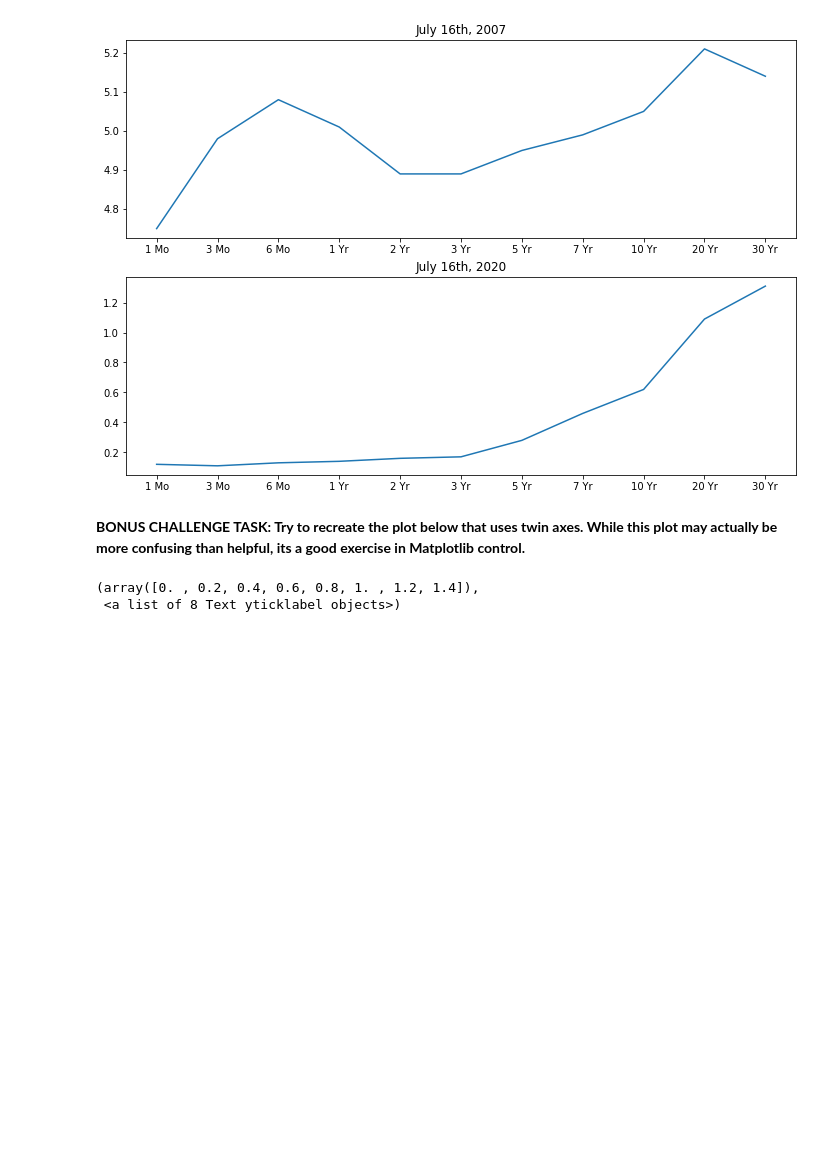
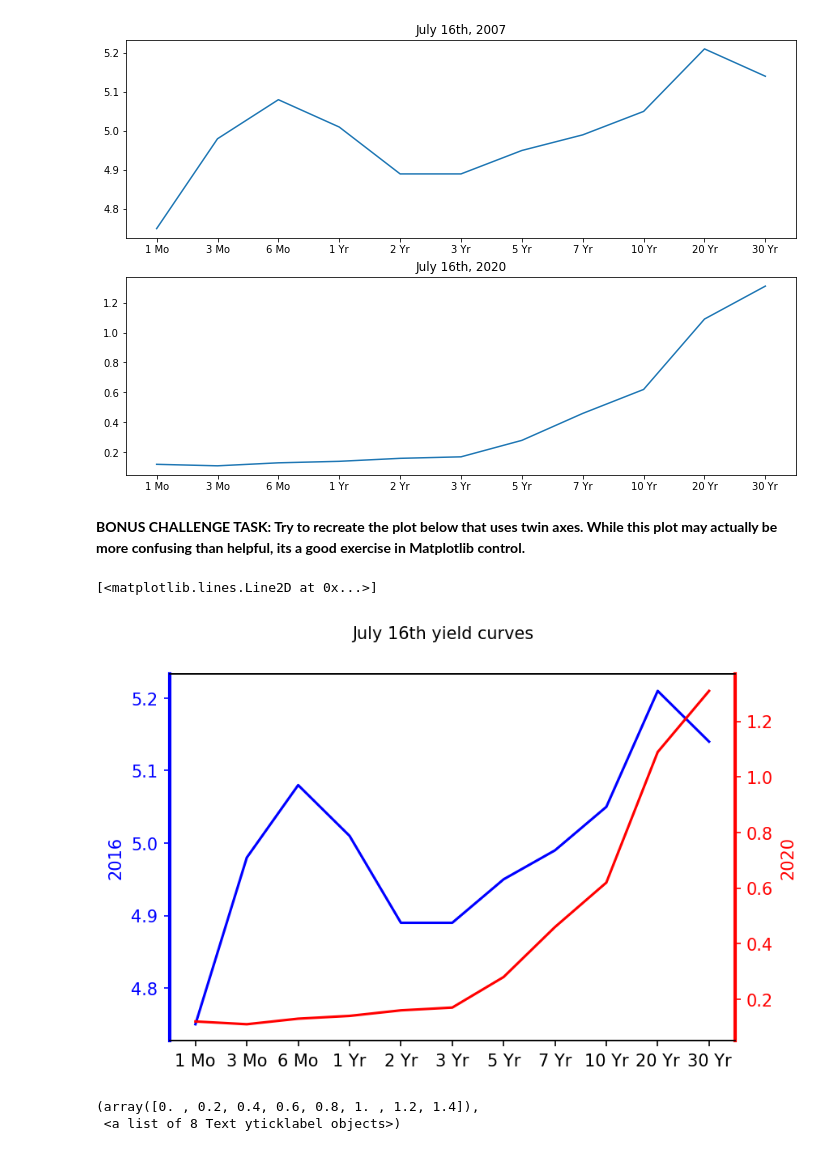
Before and after one commit to ddrightnow/Machine-Learning-Projects, a Jupyter notebook: Python Data Science and Machine Learning/Setup and Environments/04-Matplotlib/04-Matplotlib Exercises .ipynb, the cells around one changed output. Drawn from its saved outputs; the diff is of its cells as text; code cells hidden in the pictures; blank space fills up the shorter version.

```diff
--- a/Python Data Science and Machine Learning/Setup and Environments/04-Matplotlib/04-Matplotlib Exercises .ipynb
+++ b/Python Data Science and Machine Learning/Setup and Environments/04-Matplotlib/04-Matplotlib Exercises .ipynb
@@ -187,3 +229,31 @@ cx.legend(loc=(1.1,0.5))
+# %%
+# CODE HERE
+#fig = plt.figure(dpi=200)
+fig,cx = plt.subplots(dpi=150)
+fig.suptitle('July 16th yield curves', fontsize = 10)
+
+#cx = fig.add_axes([0,0,1,1])
+
+cx.plot(labels,july16_2007,label='july16_2007',color='blue')
+cx.set_ylabel('2016',color='blue')
+#cx.spines['left'].set_color('blue')
+cx.tick_params(axis='y', colors='blue')
+
+cx2 = cx.twinx() #instantiate a second axes
+cx2.set_ylabel('2020',color='red')
+cx2.spines['left'].set_color('blue')
+cx2.spines['right'].set_color('red')
+
+cx2.spines['left'].set_linewidth(2)
+cx2.spines['right'].set_linewidth(2)
+
+cx2.tick_params(axis='x', colors='black')    #setting up X-axis tick color to red
+cx2.tick_params(axis='y', colors='red')
+
+cx2.plot(labels,july16_2020,label='july16_2020',color='red')
+# %% [output]
+[<matplotlib.lines.Line2D at 0x...>]
+[figure, added]
 # %%
 # DONT RUN THE CELL BELOW! IT ERASES THE PLOT!
 # %%
```
Also changed, not shown: parts of 6 cells of this notebook.
